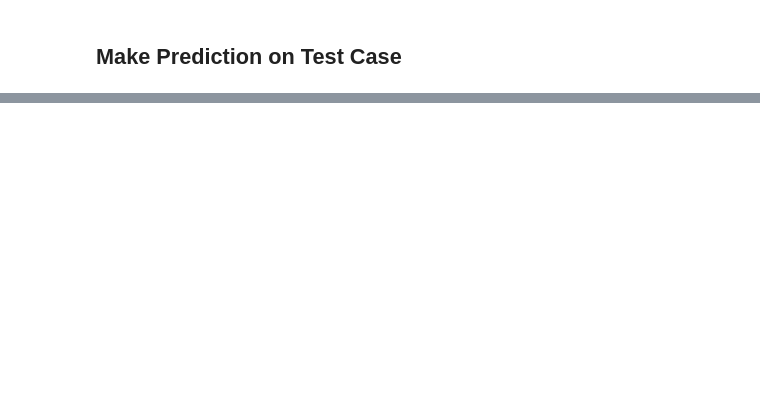
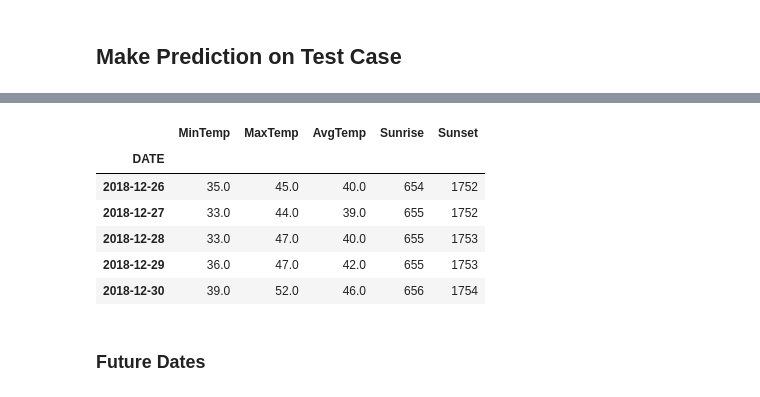
Before and after one commit to Garvit-01/Temperature-Prediction, a Jupyter notebook: file.ipynb, the cells around one changed output, grey strips where cells are left out. Saved outputs shown, nothing was run; the diff lists cells and outputs as text; code cells hidden in the pictures; blank space fills up the shorter version.

```diff
--- a/file.ipynb
+++ b/file.ipynb
@@ -213,0 +232,14 @@ dtype: float64
+# %%
+model2 =ARIMA(df['AvgTemp'],order=(3,1,3))
+model2=model2.fit()
+df.tail()
+# %% [output]
+|  | MinTemp | MaxTemp | AvgTemp | Sunrise | Sunset |
+| DATE |  |  |  |  |  |
+| 2018-12-26 | 35.0 | 45.0 | 40.0 | 654 | 1752 |
+| 2018-12-27 | 33.0 | 44.0 | 39.0 | 655 | 1752 |
+| 2018-12-28 | 33.0 | 47.0 | 40.0 | 655 | 1753 |
+| 2018-12-29 | 36.0 | 47.0 | 42.0 | 655 | 1753 |
+| 2018-12-30 | 39.0 | 52.0 | 46.0 | 656 | 1754 |
+# %% [markdown]
+### Future Dates
```
Also changed, not shown: parts of 10 cells of this notebook.
